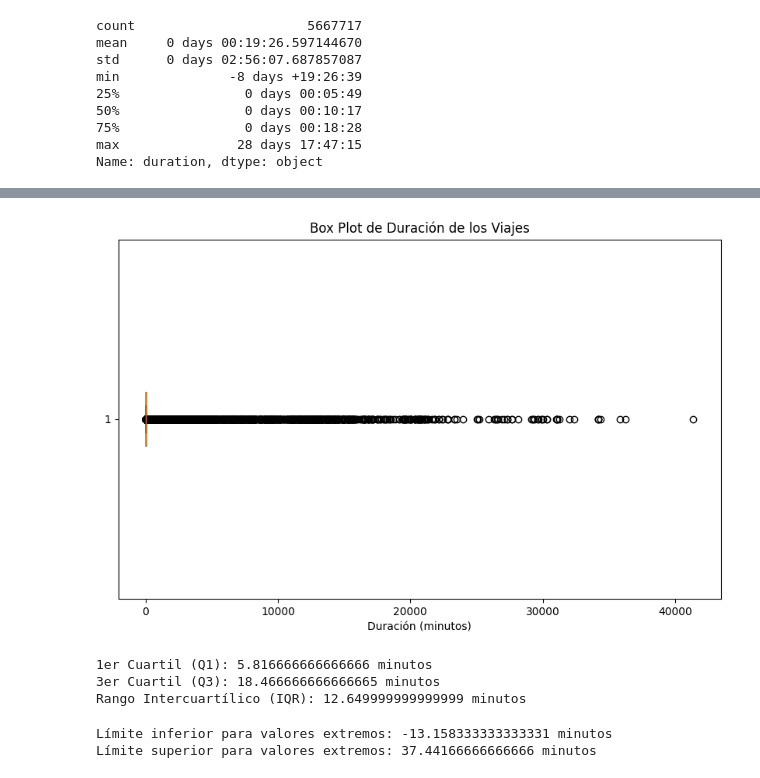
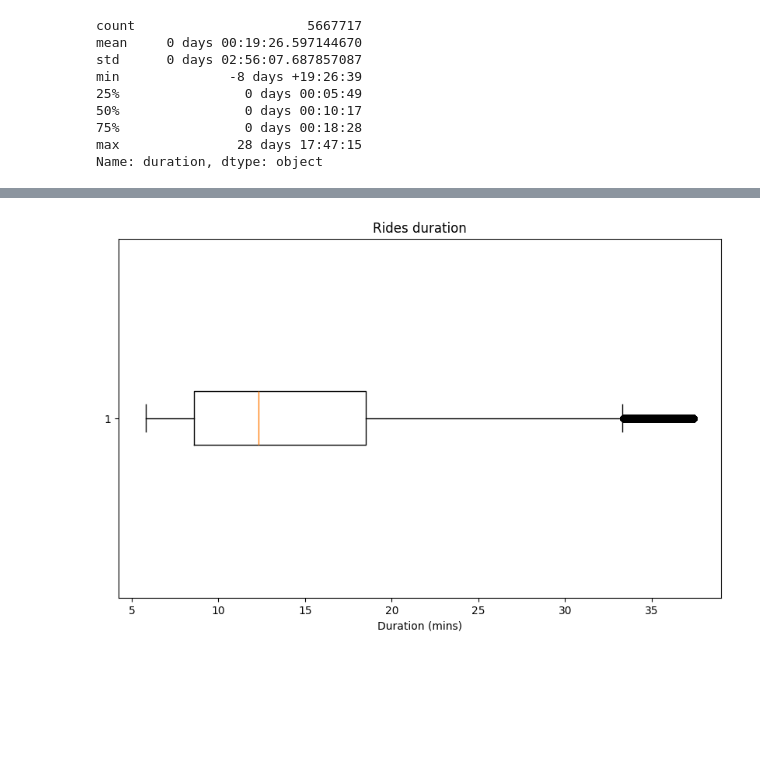
Before and after one commit to FedeDipa91/BikeSharing, a Jupyter notebook: rides2022_analysis.ipynb, the cells around one changed output, grey strips where cells are left out. Cells and saved outputs as stored; diff of their text form; code cells hidden in the pictures; blank space fills up the shorter version.

```diff
--- a/rides2022_analysis.ipynb
+++ b/rides2022_analysis.ipynb
@@ -61,3 +70,10 @@ df_rides.describe()
+# %%
+# Convert 'started_at' and 'ended_at' to datetime if they are not already
+df_rides['started_at'] = pd.to_datetime(df_rides['started_at'])
+df_rides['ended_at'] = pd.to_datetime(df_rides['ended_at'])
+
+# Calculate trip duration
+df_rides['duration'] = df_rides['ended_at'] - df_rides['started_at']
 # %%
 df_rides['duration'].describe()
 # %% [output]
@@ -91 +165,13 @@ All durations are positive and greater than 0.
+# %%
+"""A manual cut was made at the lower limit > 3 minutes, understanding that shorter durations
+They can be failed or unfinished trips """
+
+# Establish limits
+lower_limit = 5.8
+upper_limit = 37.4
+
+# Filter dataframe
+df_rides_filtered = df_rides_filtered[
+    (duration_minutes >= lower_limit) & (duration_minutes <= upper_limit)
+]
 # %%
@@ -137,43 +188,0 @@ plt.show()
-# %%
-import matplotlib.pyplot as plt
-
-# Asumiendo que duration_minutes ya está calculado
-# Convertir la duración a minutos si no lo has hecho
-# duration_minutes = df_rides_filtered['duration'].dt.total_seconds() / 60
-
-# Crear el box plot
-plt.figure(figsize=(10, 6))
-plt.boxplot(duration_minutes, vert=False)  # vert=False para un box plot horizontal
-plt.title('Box Plot de Duración de los Viajes')
-plt.xlabel('Duración (minutos)')
-
-# Mostrar el box plot
-plt.show()
-# %% [output]
-[figure, removed]
-# %%
-# Cuantiles
-q1 = duration_minutes.quantile(0.25)
-q3 = duration_minutes.quantile(0.75)
-iqr = q3 - q1
-
-print(f"1er Cuartil (Q1): {q1} minutos")
-print(f"3er Cuartil (Q3): {q3} minutos")
-print(f"Rango Intercuartílico (IQR): {iqr} minutos")
-# %% [output]
-1er Cuartil (Q1): 5.816666666666666 minutos
-3er Cuartil (Q3): 18.466666666666665 minutos
-Rango Intercuartílico (IQR): 12.649999999999999 minutos
-# %%
-# Límites para identificar valores extremos
-lower_limit_iqr = q1 - 1.5 * iqr
-upper_limit_iqr = q3 + 1.5 * iqr
-
-print(f"Límite inferior para valores extremos: {lower_limit_iqr} minutos")
-print(f"Límite superior para valores extremos: {upper_limit_iqr} minutos")
-
-
-# Pendiente terminar de calcular los limites y filtrar el df con los limites. posiblemente el limite inferior sea un corte manual en 3'ArithmeticError
-# %% [output]
-Límite inferior para valores extremos: -13.158333333333331 minutos
-Límite superior para valores extremos: 37.44166666666666 minutos
@@ -181,0 +189,14 @@ connection_string.close()
+# %%
+# Convert duration to minutes and round to 1 decimal place
+duration_minutes_rounded = (df_rides_filtered['duration'].dt.total_seconds() / 60).round(1)
+
+
+# Plot
+plt.figure(figsize=(10, 6))
+plt.boxplot(duration_minutes_rounded, vert=False)
+plt.title('Rides duration')
+plt.xlabel('Duration (mins)')
+
+plt.show()
+# %% [output]
+[figure, added]
```
Also changed, not shown: parts of 38 cells of this notebook.
